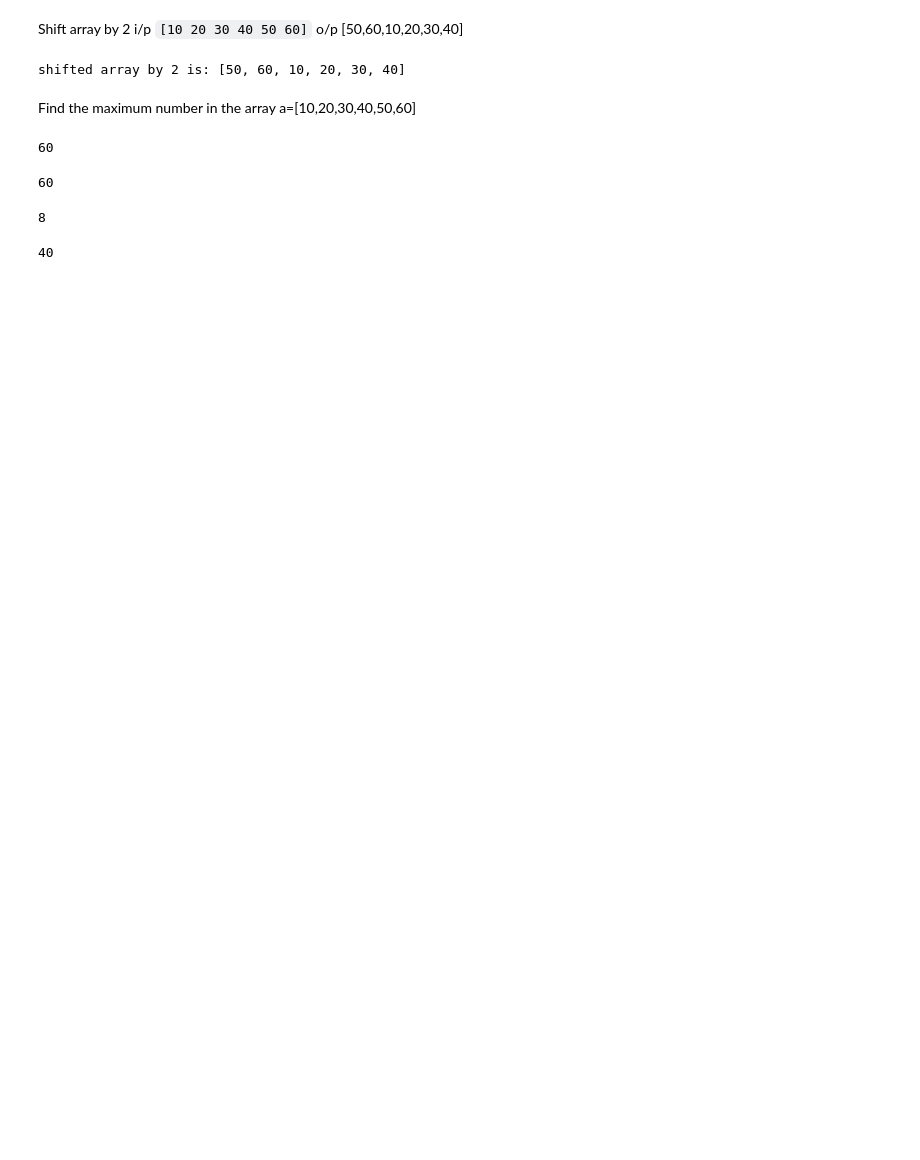
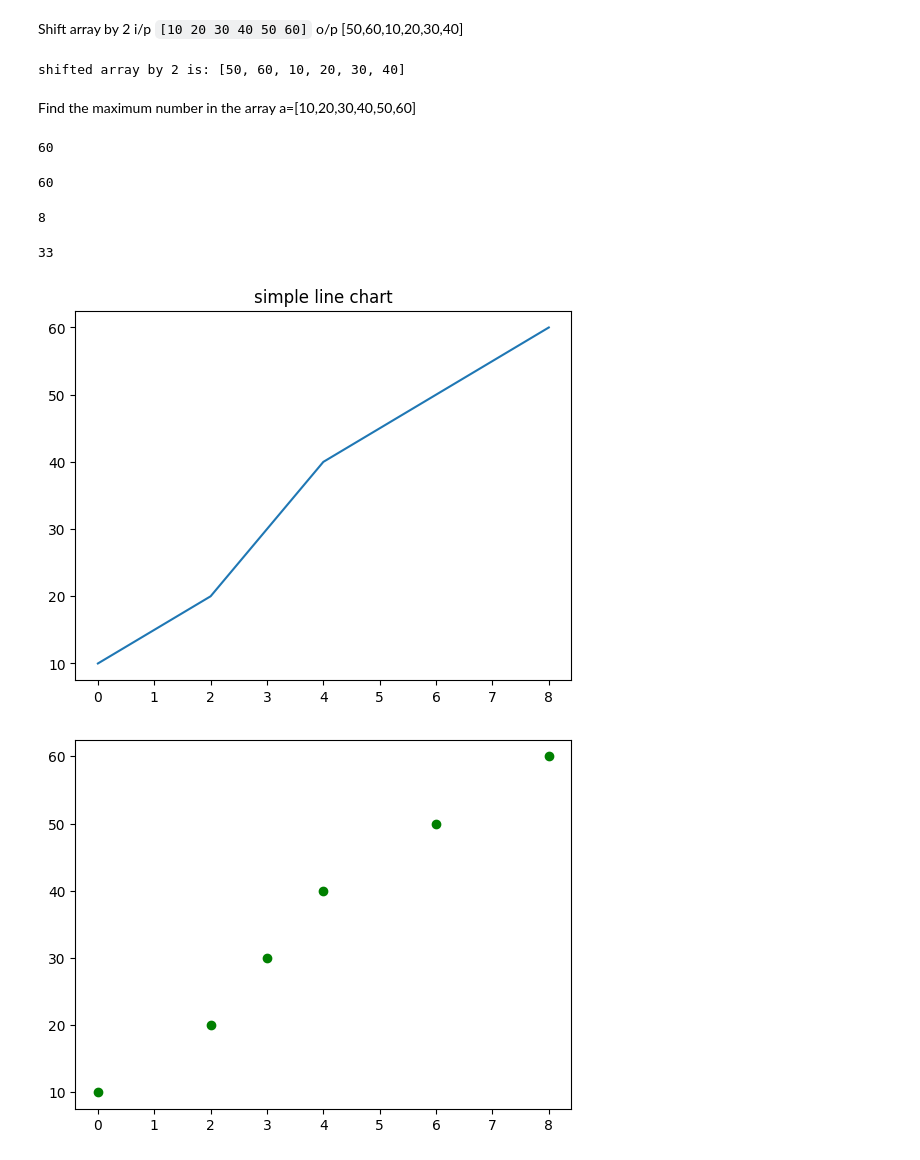
Before and after one commit to legend743/python_learning, a Jupyter notebook: array/findfirstoccurence.ipynb, the cells around one changed output. Cells and saved outputs as stored; diff of their text form; code cells hidden in the pictures; blank space fills up the shorter version.

```diff
--- a/array/findfirstoccurence.ipynb
+++ b/array/findfirstoccurence.ipynb
@@ -268,10 +268,25 @@ for i in range(1,n+1):
 8
 # %%
 arr2=[10,20,33,22,40,21]
+#  first check the max value in the array
+# print(max(arr2))
+# store it in variable
+n=max(arr2)
+# remove that max element from the array
+arr2.remove(n)
+# now list has 2nd largest element
 print(max(arr2))
-n=max(arr2)
-arr2.remove(n)
-
-# for value in arr2:
 # %% [output]
-40
+33
+# %%
+from matplotlib import pyplot as plt
+x=[0,2,3,4,6,8]
+y=[10,20,30,40,50,60]
+plt.plot(x,y)
+plt.title("simple line chart")
+plt.show()
+plt.scatter(x,y,color="green")
+plt.show()
+# %% [output]
+[figure, added]
+[figure, added]
```
Also changed, not shown: parts of 2 cells of this notebook, 5 other files.
